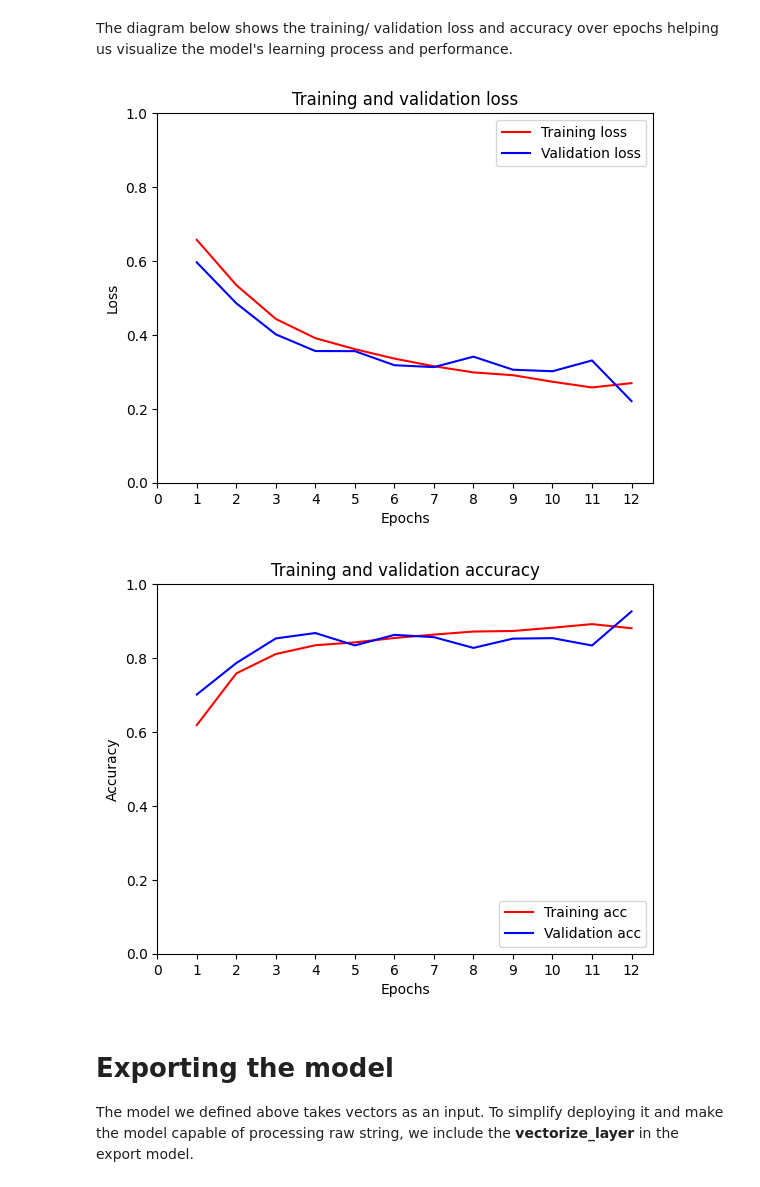
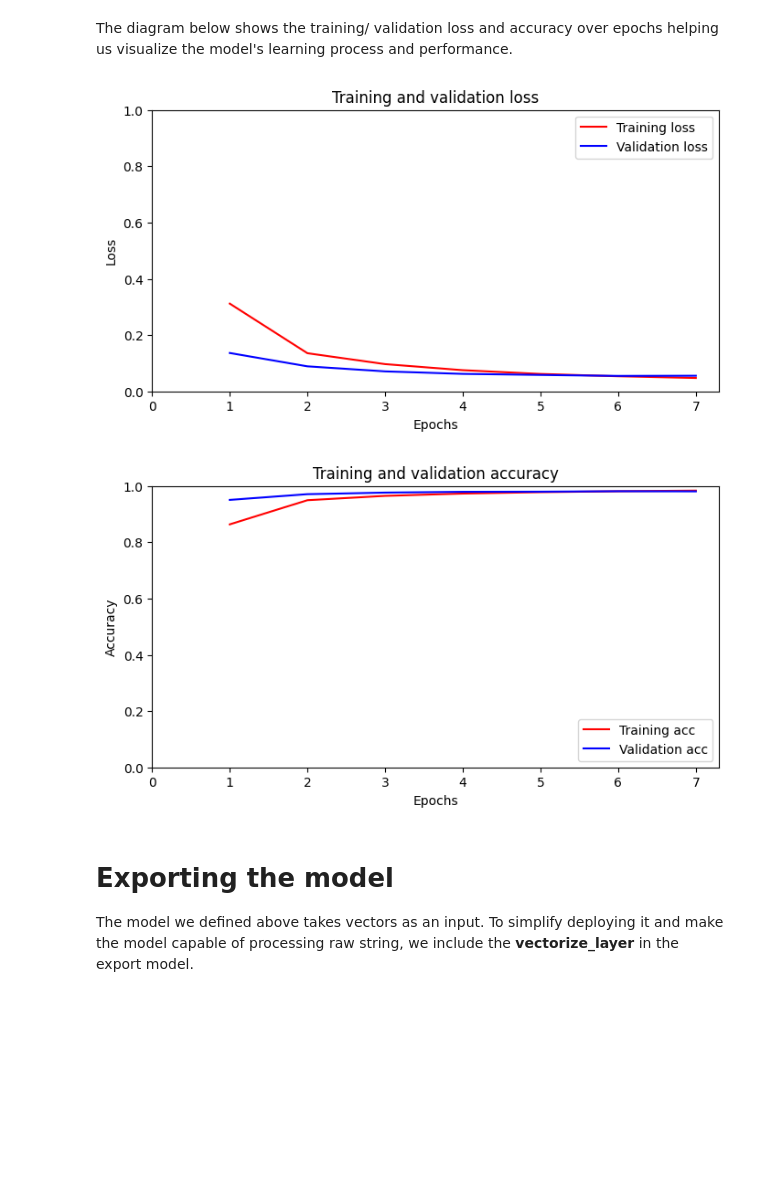
Before and after one commit to QuanNguyenDong/hateful-speech-classification, a Jupyter notebook: AI-models/binary_classification_comment_dataset.ipynb, the cells around one changed output. Cells and saved outputs as stored; diff of their text form; code cells hidden in the pictures; blank space fills up the shorter version.

```diff
--- a/AI-models/binary_classification_comment_dataset.ipynb
+++ b/AI-models/binary_classification_comment_dataset.ipynb
@@ -20,8 +20,8 @@ from tensorflow.keras import losses
 First, the binary dataset that already being preprocessed is imported, with the labels are 1 for hateful comment and 0 for regular comment.
 # %%
-path = 'drive/MyDrive/dataset/binary_comment_dataset.csv'
+path = "https://media.githubusercontent.com/media/QuanNguyenDong/hateful-speech-classification/main/dataset/binary_comment_dataset.csv"
 
-dataset = pd.read_csv(path, encoding = 'utf8')
+dataset = pd.read_csv(path, encoding='utf8')
 
 dataset.head()
 # %% [output]
@@ -72,24 +77,23 @@ max_features = 200000
 sequence_length = 300
 
 def custom_standardization(input):
-  lowercase = tf.strings.lower(input)
-  return tf.strings.regex_replace(lowercase,
-                                  '[%s]' % re.escape(string.punctuation),
-                                  '')
+    lowercase = tf.strings.lower(input)
+    return tf.strings.regex_replace(lowercase,
+                                    '[%s]' % re.escape(string.punctuation),
+                                    '')
 
-vectorize_layer = tf.keras.layers.TextVectorization(
+vectorize_layer = layers.TextVectorization(
     standardize=custom_standardization,
     max_tokens=max_features,
     output_sequence_length=sequence_length,
     output_mode='int'
 )
-
 train_text = raw_train_ds.map(lambda text, labels: text)
 vectorize_layer.adapt(train_text)
 
 def vectorize_text(text, label):
-  text = tf.expand_dims(text, -1)
-  return vectorize_layer(text), label
+    text = tf.expand_dims(text, -1)
+    return vectorize_layer(text), label
 
 train_ds = raw_train_ds.map(vectorize_text)
 val_ds = raw_val_ds.map(vectorize_text)
@@ -104,17 +108,21 @@ test_ds = test_ds.cache().prefetch(buffer_size=tf.data.AUTOTUNE)
 embedding_dim = 32
 
 model = tf.keras.Sequential([
-  layers.Embedding(max_features, embedding_dim),
-  layers.Dropout(0.2),
-  layers.GlobalAveragePooling1D(),
-  layers.Dropout(0.2),
-  layers.Dense(16, activation='relu'),
-  layers.Dense(1, activation='sigmoid')
+    layers.Input(shape=(sequence_length,)),
+    layers.Embedding(
+        input_dim=max_features,
+        output_dim=embedding_dim
+    ),
+    layers.Dropout(0.2),
+    layers.GlobalMaxPool1D(),
+    layers.Dropout(0.2),
+    layers.Dense(256, activation='relu'),
+    layers.Dense(1, activation='sigmoid')
 ])
 
 model.summary()
 
-model.compile(loss='binary_crossentropy',
+model.compile(loss=losses.BinaryCrossentropy(),
               optimizer='adam',
               metrics=[tf.metrics.BinaryAccuracy(threshold=0.5)])
 # %% [output]
@@ -145,5 +150,6 @@ Now we'll train the model with 10 epochs. Notice that loss is descreasing and ac
 # %%
-epochs = 12
+epochs = 7
+
 history = model.fit(
   train_ds,
   validation_data=val_ds,
@@ -185,26 +188,28 @@ The diagram below shows the training/ validation loss and accuracy over epochs h
 # %%
 history_dict = history.history
 
 acc = history_dict['binary_accuracy']
 val_acc = history_dict['val_binary_accuracy']
 loss = history_dict['loss']
 val_loss = history_dict['val_loss']
 
 epochs = range(1, len(acc) + 1)
 
+plt.figure(figsize=(8, 4))
 plt.plot(epochs, loss, 'r', label='Training loss')
 plt.plot(epochs, val_loss, 'b', label='Validation loss')
 plt.title('Training and validation loss')
 plt.xlabel('Epochs')
 plt.ylabel('Loss')
 plt.yticks(np.arange(0, 1.2, 0.2))
 plt.xticks(np.arange(0, len(acc) + 1, 1))
 plt.legend()
 
 plt.show()
 # %% [output]
-[figure, old version]
+[figure, new version]
 # %%
+plt.figure(figsize=(8, 4))
 plt.plot(epochs, acc, 'r', label='Training acc')
 plt.plot(epochs, val_acc, 'b', label='Validation acc')
 plt.title('Training and validation accuracy')
@@ -216,7 +221,7 @@ plt.legend(loc='lower right')
 
 plt.show()
 # %% [output]
-[figure, old version]
+[figure, new version]
 # %% [markdown]
 # Exporting the model
 
```
Also changed, not shown: parts of 17 cells of this notebook, 5 other files.
